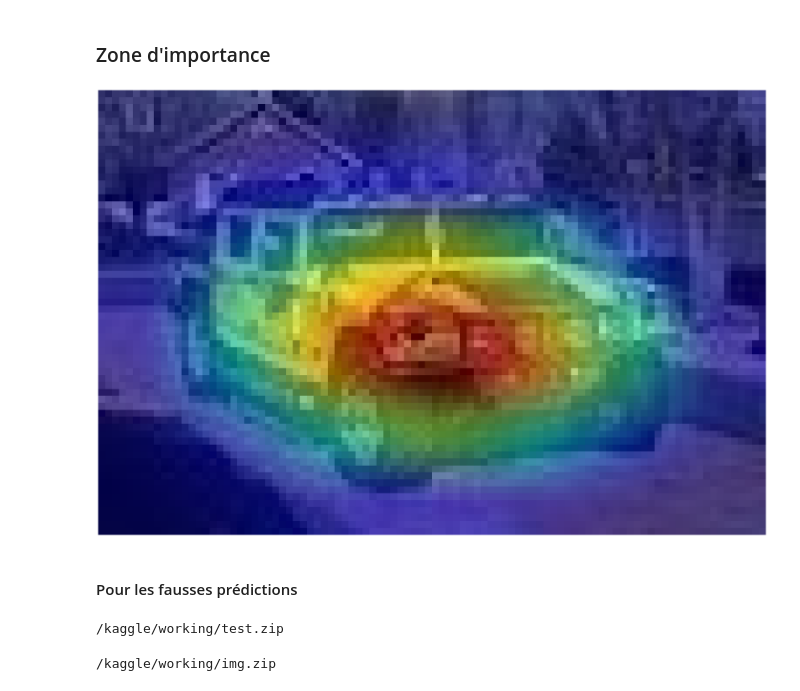
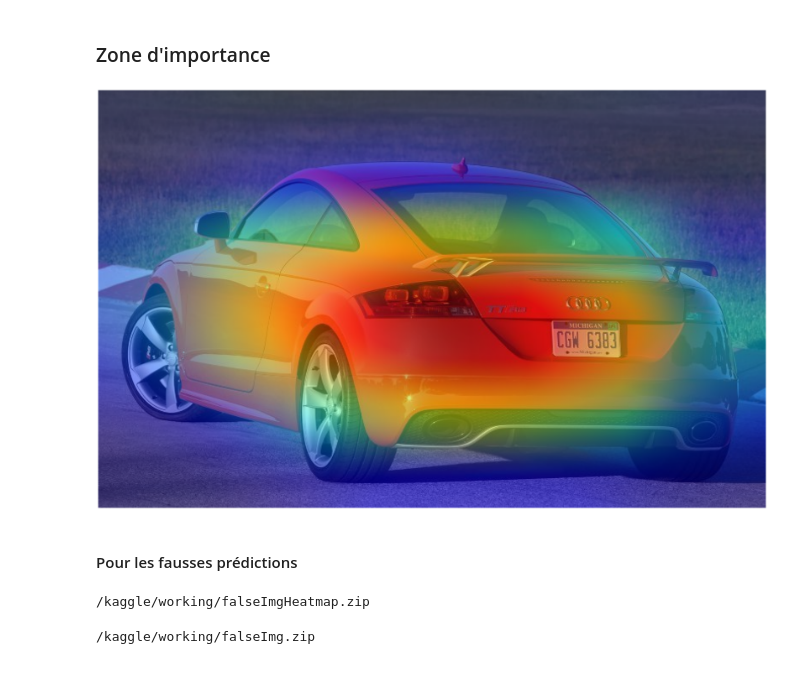
Before and after one commit to plfavreau/ia-data-hack, a Jupyter notebook: grp3-6milarite.ipynb, the cells around one changed output. Drawn from its saved outputs; the diff is of its cells as text; code cells hidden in the pictures.

```diff
--- a/grp3-6milarite.ipynb
+++ b/grp3-6milarite.ipynb
@@ -335,7 +342,10 @@ def train_model():
 
             model.train()
             scheduler.step(epoch_acc)
-    torch.save(model.state_dict(), 'model.pth')
+    torch.save({
+            'model_state_dict': model.state_dict(),
+            'optimizer_state_dict': optimizer.state_dict(),
+            }, 'model.pth')
     return model
 # %%
 # Loading model
@@ -597,35 +594,35 @@ def overlay_heatmap(img, mask, alpha=0.5, colormap=cm.jet):
 
 model.eval()  # Use eval mode
 
 
 # Load and preprocess the image
-img_path = '/kaggle/input/stanford-car-dataset-by-classes-folder/car_data/car_data/test/AM General Hummer SUV 2000/00076.jpg'
+img_path = '/kaggle/input/stanford-car-dataset-by-classes-folder/car_data/car_data/train/Audi TT RS Coupe 2012/00046.jpg'
 img_pil = Image.open(img_path)
 img = read_image(img_path)
 input_tensor = normalize(resize(img, (224, 224)) / 255., [0.485, 0.456, 0.406], [0.229, 0.224, 0.225])
 
 # Enable gradients on the input tensor
 input_tensor.requires_grad_(True)
 
 # Initialize CAM extractor
 cam_extractor = SmoothGradCAMpp(model, target_layer='layer4')
 
 # Process through the model and retrieve the CAM
 out = model(input_tensor.unsqueeze(0).cuda())
 activation_map = cam_extractor(out.squeeze(0).argmax().item(), out)
 
 # Convert the CAM to heatmap and overlay on the image
 cam_image = tensor_to_array(activation_map[0].squeeze(0))  # Convert CAM tensor to array
 result = overlay_heatmap(img_pil, cam_image, alpha=0.5, colormap=cm.jet)  # Use the jet colormap
 
 # Display the result
 plt.imshow(result)
 plt.axis('off')
 plt.tight_layout()
 plt.savefig('grad.png')
 plt.show()
 # %% [output]
-[figure, old version]
+[figure, new version]
 # %% [markdown]
 #### Pour les fausses prédictions
 # %%
@@ -667,12 +664,12 @@ from IPython.display import FileLink
 DIRECTORY_TO_ZIP = '/kaggle/working/false_images_with_heatmap'
 
 # Create a zip archive of the specified directory
-shutil.make_archive('/kaggle/working/test', 'zip', DIRECTORY_TO_ZIP)
+shutil.make_archive('/kaggle/working/falseImgHeatmap', 'zip', DIRECTORY_TO_ZIP)
 
 # Provide a download link for the zip file
-FileLink(r'/kaggle/working/test.zip')
+FileLink(r'/kaggle/working/falseImgHeatmap.zip')
 # %% [output]
-/kaggle/working/test.zip
+/kaggle/working/falseImgHeatmap.zip
 # %%
 import shutil
 from IPython.display import FileLink
@@ -681,9 +678,9 @@ from IPython.display import FileLink
 DIRECTORY_TO_ZIP = '/kaggle/working/false_images'
 
 # Create a zip archive of the specified directory
-shutil.make_archive('/kaggle/working/img', 'zip', DIRECTORY_TO_ZIP)
+shutil.make_archive('/kaggle/working/falseImg', 'zip', DIRECTORY_TO_ZIP)
 
 # Provide a download link for the zip file
-FileLink(r'/kaggle/working/img.zip')
+FileLink(r'/kaggle/working/falseImg.zip')
 # %% [output]
-/kaggle/working/img.zip
+/kaggle/working/falseImg.zip
```
Also changed, not shown: parts of 5 cells of this notebook.
